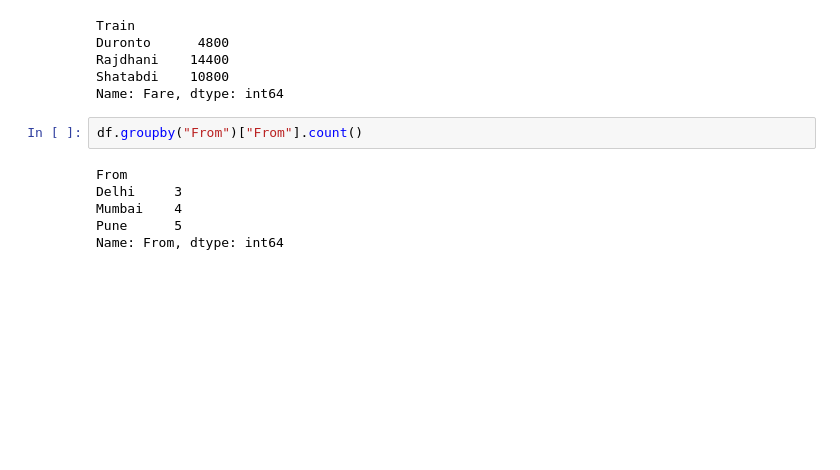
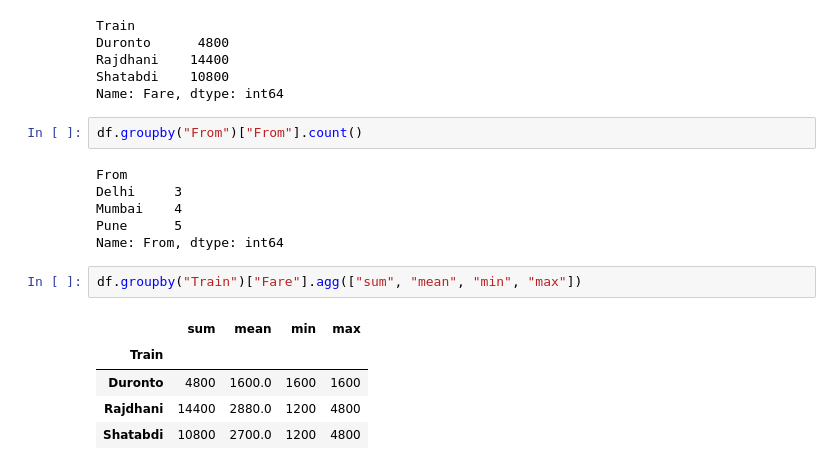
Before and after one commit to pamithkodekal/Python, a Jupyter notebook: pandasNotebook/Pandas.ipynb, the cells around one changed output. Drawn from its saved outputs; the diff is of its cells as text; blank space fills up the shorter version.

```diff
--- a/pandasNotebook/Pandas.ipynb
+++ b/pandasNotebook/Pandas.ipynb
@@ -307,3 +582,11 @@ Delhi     3
 Mumbai    4
 Pune      5
 Name: From, dtype: int64
+# %%
+df.groupby("Train")["Fare"].agg(["sum", "mean", "min", "max"])
+# %% [output]
+|  | sum | mean | min | max |
+| Train |  |  |  |  |
+| Duronto | 4800 | 1600.0 | 1600 | 1600 |
+| Rajdhani | 14400 | 2880.0 | 1200 | 4800 |
+| Shatabdi | 10800 | 2700.0 | 1200 | 4800 |
```
Also changed, not shown: parts of 46 cells of this notebook.
